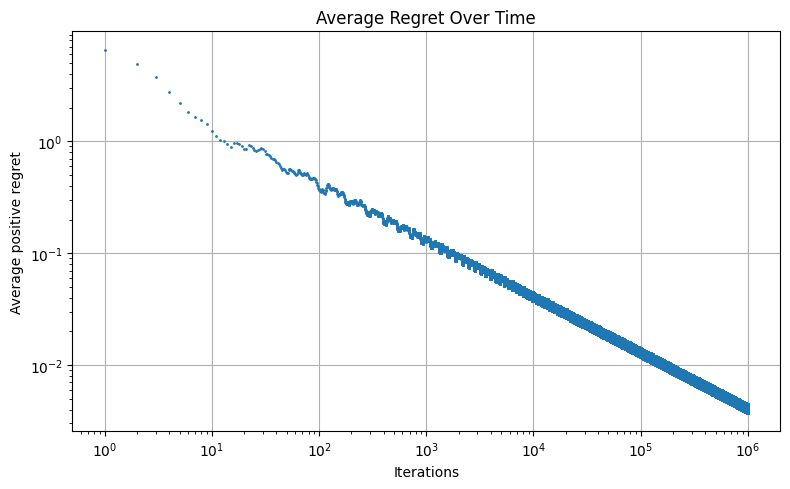
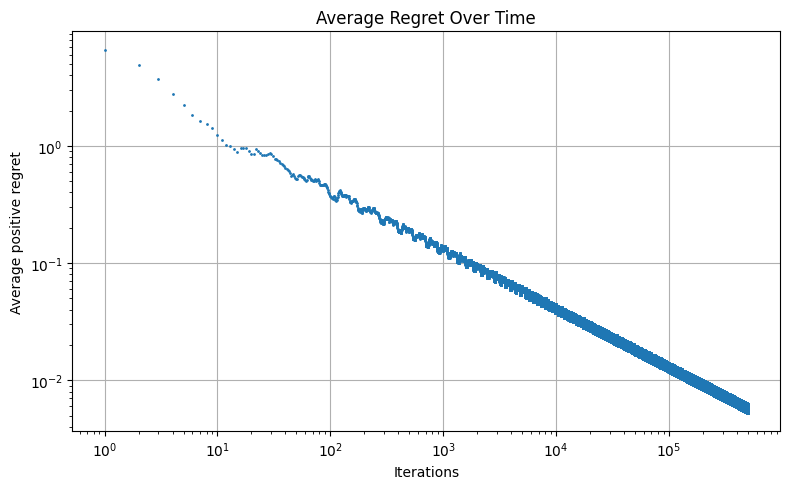
Code edit (unified diff) that turned the first committed figure into the second:
--- before
+++ after
@@ -9,4 +9,3 @@
 plt.grid(True)
 plt.tight_layout()
-plt.savefig("cfr_regret.jpg", dpi=300)
 plt.show()

Commit: Final files (hopefully)